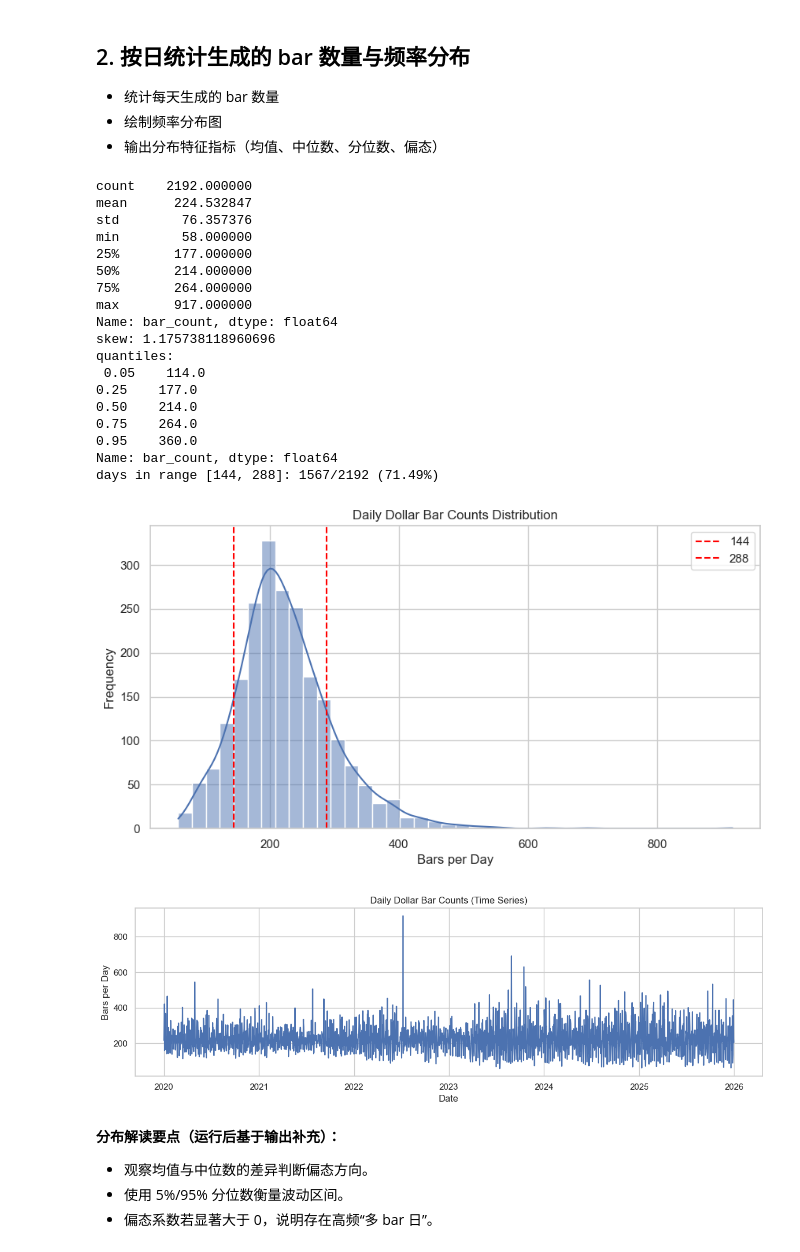
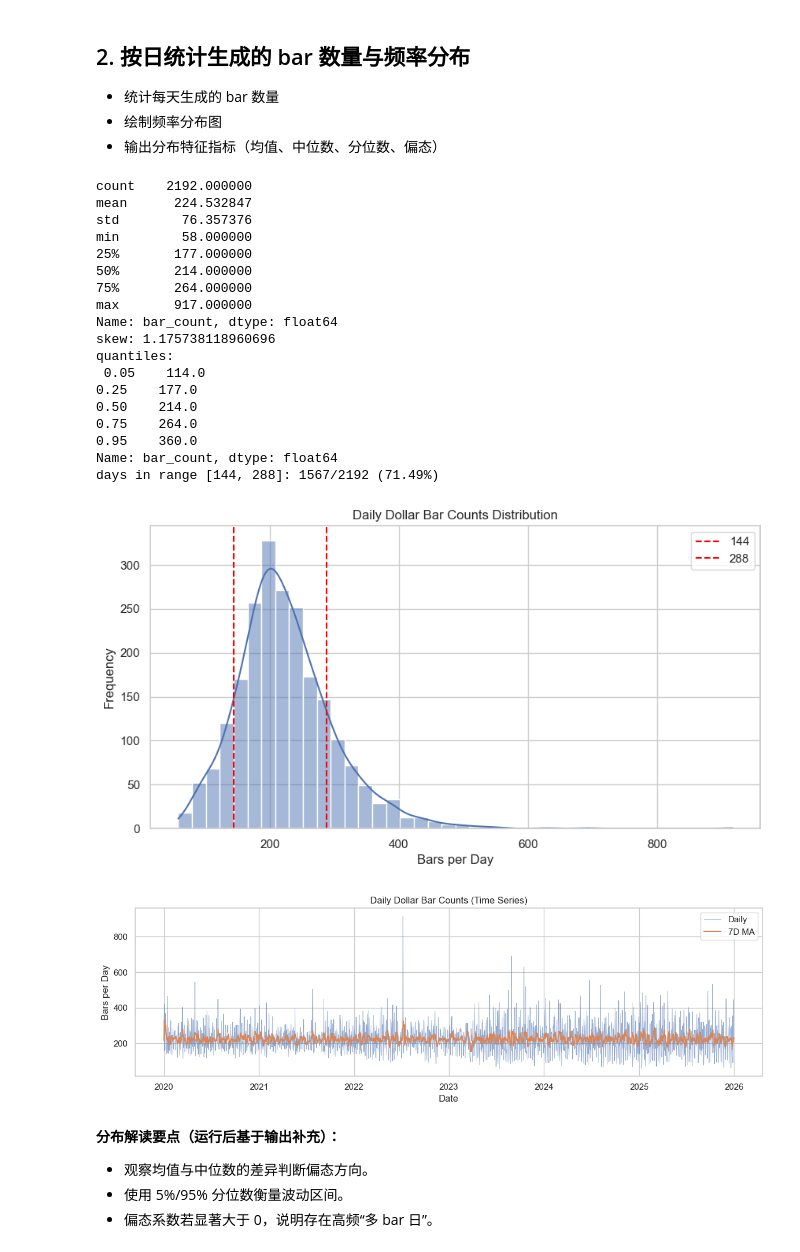
Before and after one commit to IthaiT/CryptoQuant, a Jupyter notebook: notebooks/research/analyze_dollar_bar_stats.ipynb, the cells around one changed output. Cells and saved outputs as stored; diff of their text form; code cells hidden in the pictures.

```diff
--- a/notebooks/research/analyze_dollar_bar_stats.ipynb
+++ b/notebooks/research/analyze_dollar_bar_stats.ipynb
@@ -116,36 +116,40 @@ plt.xlabel("Bars per Day")
 plt.ylabel("Frequency")
 plt.legend()
 plt.show()
 
-# 时序图
+# 时序图（线图 + 7日滚动均值）
+daily_ts = daily_counts.sort_index()
+rolling_7d = daily_ts.rolling(window=7, min_periods=1).mean()
 plt.figure(figsize=(12, 4))
-daily_counts.sort_index().plot()
+plt.plot(daily_ts.index, daily_ts.values, color="#4C72B0", linewidth=0.6, alpha=0.6, label="Daily")
+plt.plot(rolling_7d.index, rolling_7d.values, color="#DD8452", linewidth=1.5, label="7D MA")
 plt.title("Daily Dollar Bar Counts (Time Series)")
 plt.xlabel("Date")
 plt.ylabel("Bars per Day")
+plt.legend()
 plt.tight_layout()
 plt.show()
 # %% [output]
 count    2192.000000
 mean      224.532847
 std        76.357376
 min        58.000000
 25%       177.000000
 50%       214.000000
 75%       264.000000
 max       917.000000
 Name: bar_count, dtype: float64
 skew: 1.175738118960696
 quantiles:
  0.05    114.0
 0.25    177.0
 0.50    214.0
 0.75    264.0
 0.95    360.0
 Name: bar_count, dtype: float64
 days in range [144, 288]: 1567/2192 (71.49%)
 [figure]
-[figure, old version]
+[figure, new version]
 # %% [markdown]
 **分布解读要点（运行后基于输出补充）：**
 - 观察均值与中位数的差异判断偏态方向。
```
Also changed, not shown: parts of 2 cells of this notebook.
